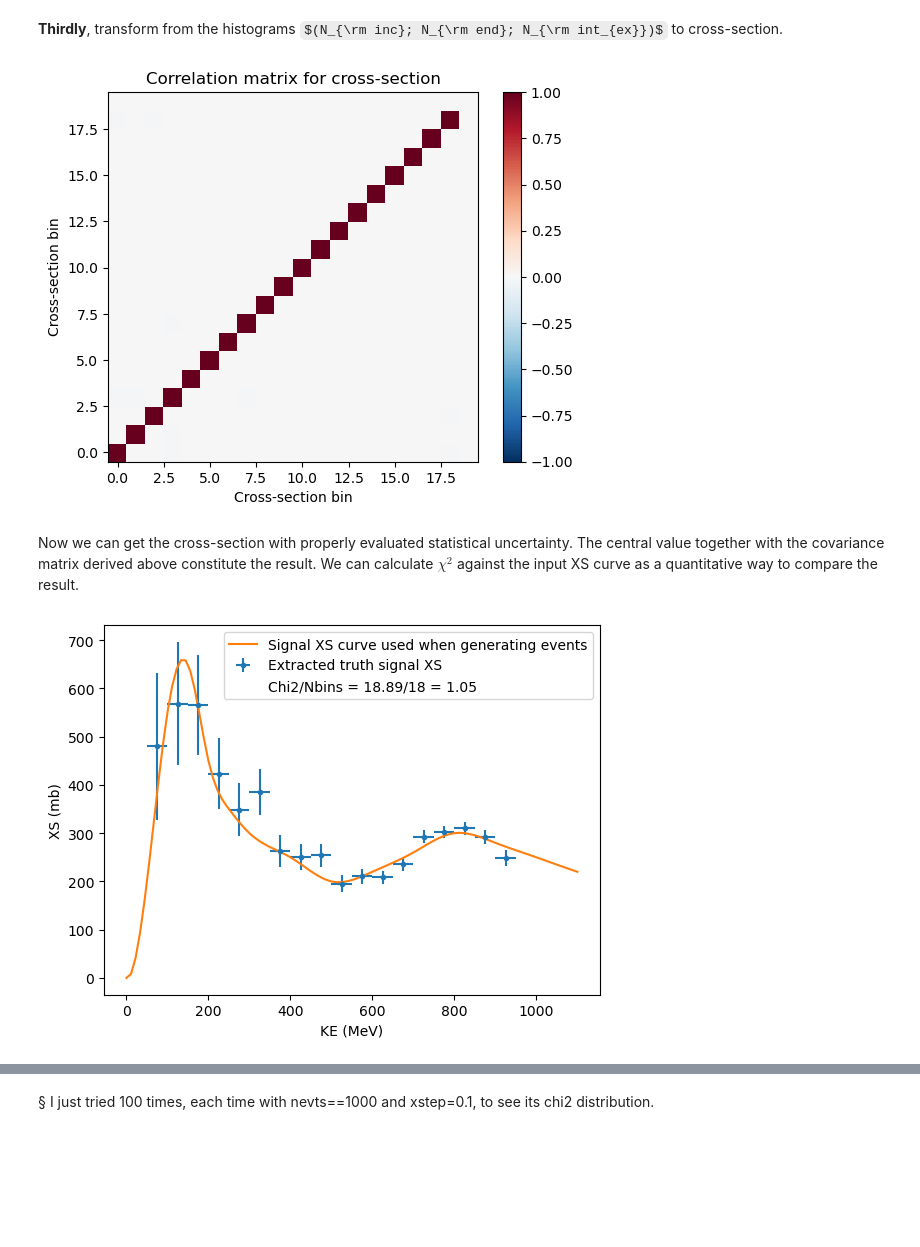
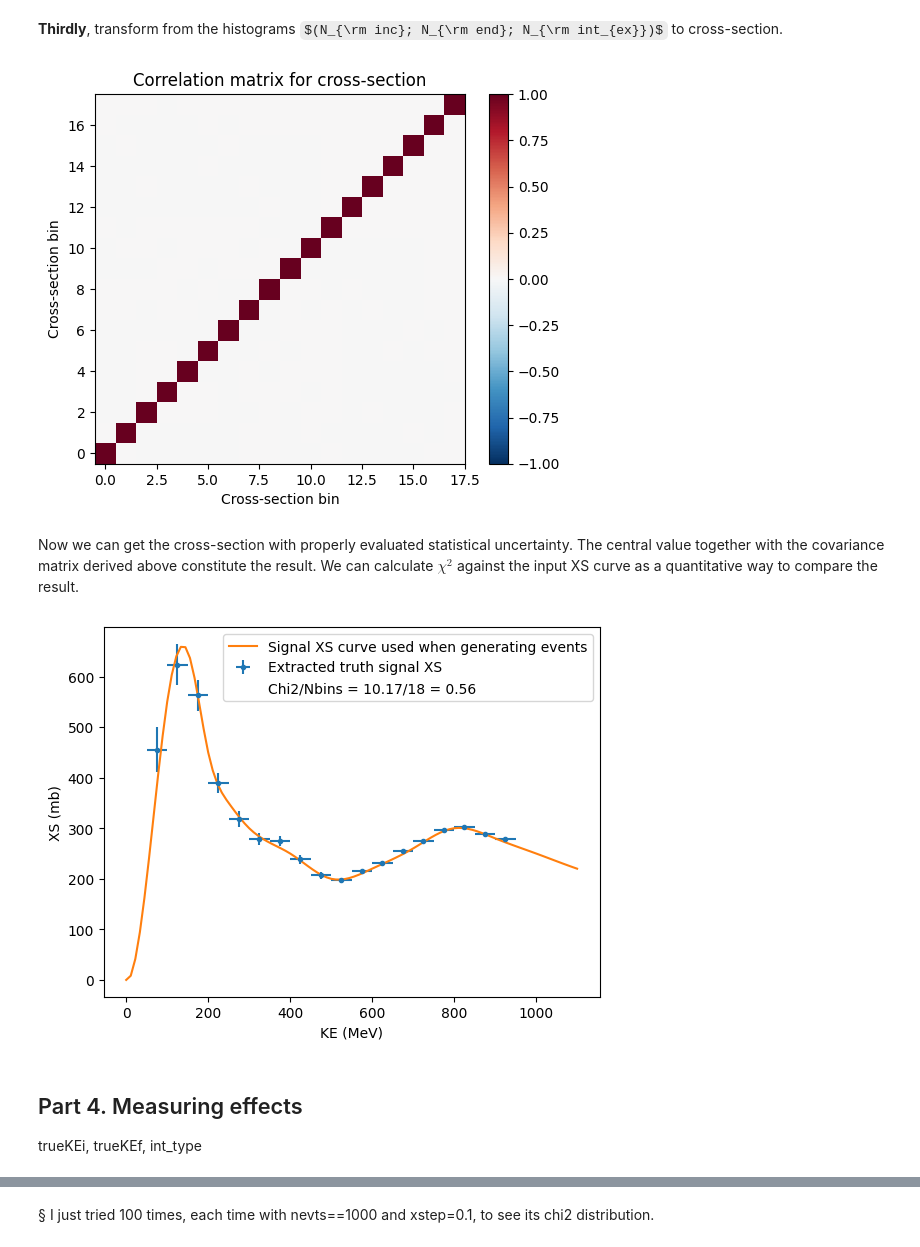
Before and after one commit to Yinrui-Liu/hadron-Ar_XS, a Jupyter notebook: hadron-Ar_XS.ipynb, the cells around one changed output, grey strips where cells are left out. Drawn from its saved outputs; the diff is of its cells as text; code cells hidden in the pictures; some formulas as TeX source; blank space fills up the shorter version.

Commit message:
add measuring effects and unfolding. This new Part not well annotated yet

```diff
--- a/hadron-Ar_XS.ipynb
+++ b/hadron-Ar_XS.ipynb
@@ -105,8 +105,8 @@ def interaction_sim(KE, x_step): # simulate step-by-step, until the probe intera
     return KE, flag # the final energy of the probe particle; a flag indicating the type of interaction
 # %%
 x_step = 0.1 # step size (cm)
-Nevts = 10000 # number of events to be generated
-print("Number of events:", Nevts)
+Nevts = 100000 # number of events to be generated
+print("Number of MC events generated:", Nevts)
 
 trueKEi = np.random.normal(900, 100, Nevts) # initial energy of all events
 trueKEf = [] # final energy of all events
@@ -281,6 +286,7 @@ In order to fully consider the correlations, we combine the three slice IDs into
 Ntruebins_3D = Ntruebins**3 # number of bins for the combined variable
 true_N3D = np.zeros(Ntruebins_3D)
 true_N3D_err = np.zeros(Ntruebins_3D)
+true_SID3D = np.zeros(Nevts, dtype=np.int32)
 evtweight = np.ones(Nevts) # TB implement weight for each event in previous cells
 
 for ievt in range(Nevts): # fill in the combined variable
@@ -290,6 +296,7 @@ for ievt in range(Nevts): # fill in the combined variable
     weight = evtweight[ievt]
 
     SID3D = SID_ini + Ntruebins * SID_end + Ntruebins*Ntruebins * SID_int_ex # definition of the combined variable
+    true_SID3D[ievt] = SID3D
 
     true_N3D[SID3D] += weight
     true_N3D_err[SID3D] += weight*weight
@@ -430,37 +437,37 @@ plt.show()
 # %% [markdown]
 **Thirdly**, transform from the histograms $(N_{\rm inc}; N_{\rm end}; N_{\rm int_{ex}})$ to cross-section.
 # %%
-### construction the Jacobian matrix Jac_3N_XS
-Jac_3N_XS = np.zeros([Ntruebins-1, 3*(Ntruebins-1)])
+### construction the Jacobian matrix Jac_3N_XS_true
+Jac_3N_XS_true = np.zeros([Ntruebins-1, 3*(Ntruebins-1)])
 for ibin in range(Ntruebins-1):
     prefact = dEdx_BB(true_cKE[ibin]) / (n_tar*true_wKE[ibin]*2) * 1e27 # pre-factor
     Ninc = true_Ninc[ibin]
     Nend = true_Nend[ibin]
     Nint_ex = true_Nint_ex[ibin]
 
     if Nend == 0 or Ninc-Nend == 0: # no track ends in this bin, or all tracks end in this bin
         #true_XS[ibin] = 0
-        Jac_3N_XS[ibin, ibin] = 0
-        Jac_3N_XS[ibin, ibin+Ntruebins-1] = 0
-        Jac_3N_XS[ibin, ibin+2*(Ntruebins-1)] = 0
+        Jac_3N_XS_true[ibin, ibin] = 0
+        Jac_3N_XS_true[ibin, ibin+Ntruebins-1] = 0
+        Jac_3N_XS_true[ibin, ibin+2*(Ntruebins-1)] = 0
     else:
         #true_XS[ibin] = prefact * Nint_ex/Nend * np.log(Ninc/(Ninc-Nend)) # same as above when we calculate the signal cross-section σ
-        Jac_3N_XS[ibin, ibin] = prefact * Nint_ex / Ninc / (Nend-Ninc) # ∂σ/∂Ninc
-        Jac_3N_XS[ibin, ibin+Ntruebins-1] = prefact * Nint_ex/Nend * (1/(Ninc-Nend) - 1/Nend*np.log(Ninc/(Ninc-Nend))) # ∂σ/∂Nend
-        Jac_3N_XS[ibin, ibin+2*(Ntruebins-1)] = prefact * 1 / Nend *np.log(Ninc/(Ninc-Nend)) # ∂σ/∂Nint_ex
-#print(Jac_3N_XS) # in case you want to take a look
+        Jac_3N_XS_true[ibin, ibin] = prefact * Nint_ex / Ninc / (Nend-Ninc) # ∂σ/∂Ninc
+        Jac_3N_XS_true[ibin, ibin+Ntruebins-1] = prefact * Nint_ex/Nend * (1/(Ninc-Nend) - 1/Nend*np.log(Ninc/(Ninc-Nend))) # ∂σ/∂Nend
+        Jac_3N_XS_true[ibin, ibin+2*(Ntruebins-1)] = prefact * 1 / Nend *np.log(Ninc/(Ninc-Nend)) # ∂σ/∂Nint_ex
+#print(Jac_3N_XS_true) # in case you want to take a look
 
 ### derive the covariance matrix true_XS_Vcov
-true_XS_Vcov = np.einsum("ij,jk,lk->il", Jac_3N_XS, true_3N_Vcov, Jac_3N_XS)
+true_XS_Vcov = np.einsum("ij,jk,lk->il", Jac_3N_XS_true, true_3N_Vcov, Jac_3N_XS_true)
 
-plt.imshow(transform_cov_to_corr_matrix(true_XS_Vcov), origin="lower", cmap="RdBu_r", vmin=-1, vmax=1)
+plt.imshow(transform_cov_to_corr_matrix(true_XS_Vcov[1:-1, 1:-1]), origin="lower", cmap="RdBu_r", vmin=-1, vmax=1)
 plt.title(r"Correlation matrix for cross-section")
 plt.xlabel(r"Cross-section bin")
 plt.ylabel(r"Cross-section bin")
 plt.colorbar()
 plt.show()
 # %% [output]
-[figure, old version]
+[figure, new version]
 # %% [markdown]
 Now we can get the cross-section with properly evaluated statistical uncertainty. The central value together with the covariance matrix derived above constitute the result. We can calculate $\chi^2$ against the input XS curve as a quantitative way to compare the result.
 # %%
@@ -486,4 +493,7 @@ order = [0,2,1]
 plt.legend([handles[idx] for idx in order],[labels[idx] for idx in order])
 plt.show()
 # %% [output]
-[figure, old version]
+[figure, new version]
+# %% [markdown]
+## Part 4. Measuring effects
+trueKEi, trueKEf, int_type
```
Also changed, not shown: parts of 27 cells of this notebook.
